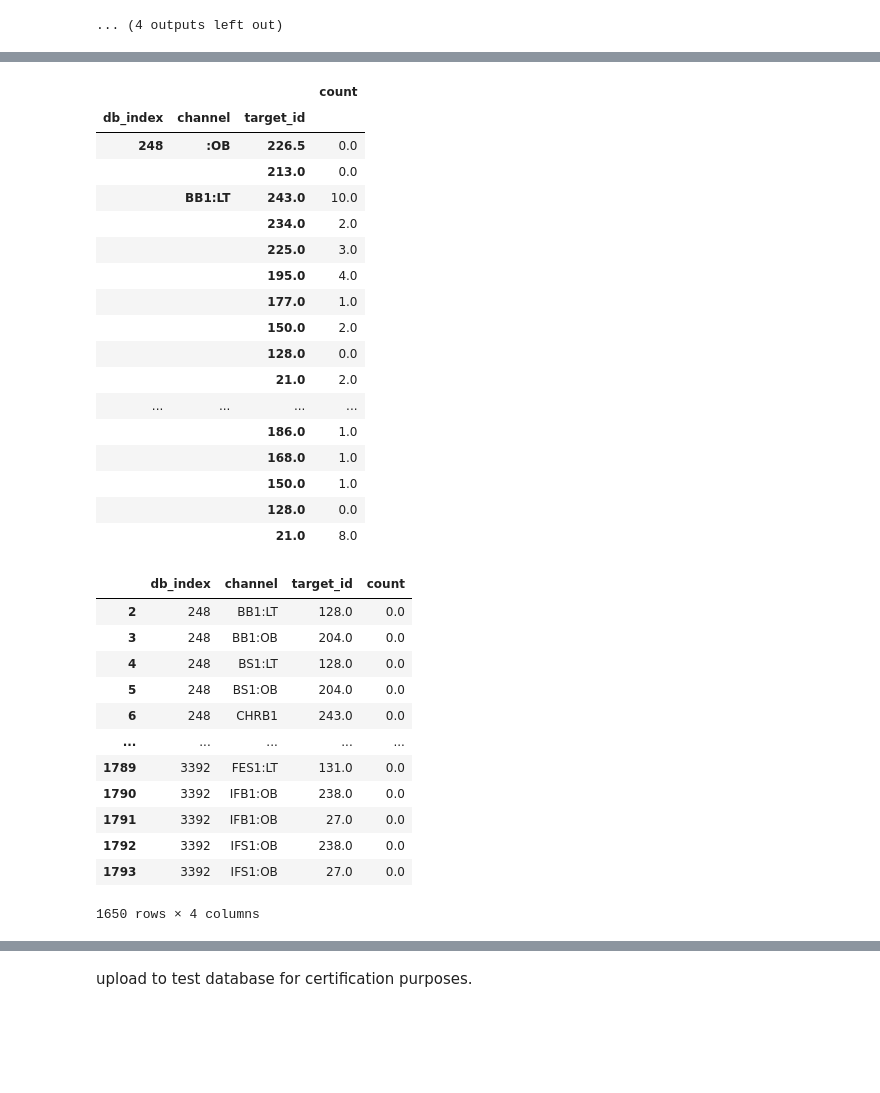
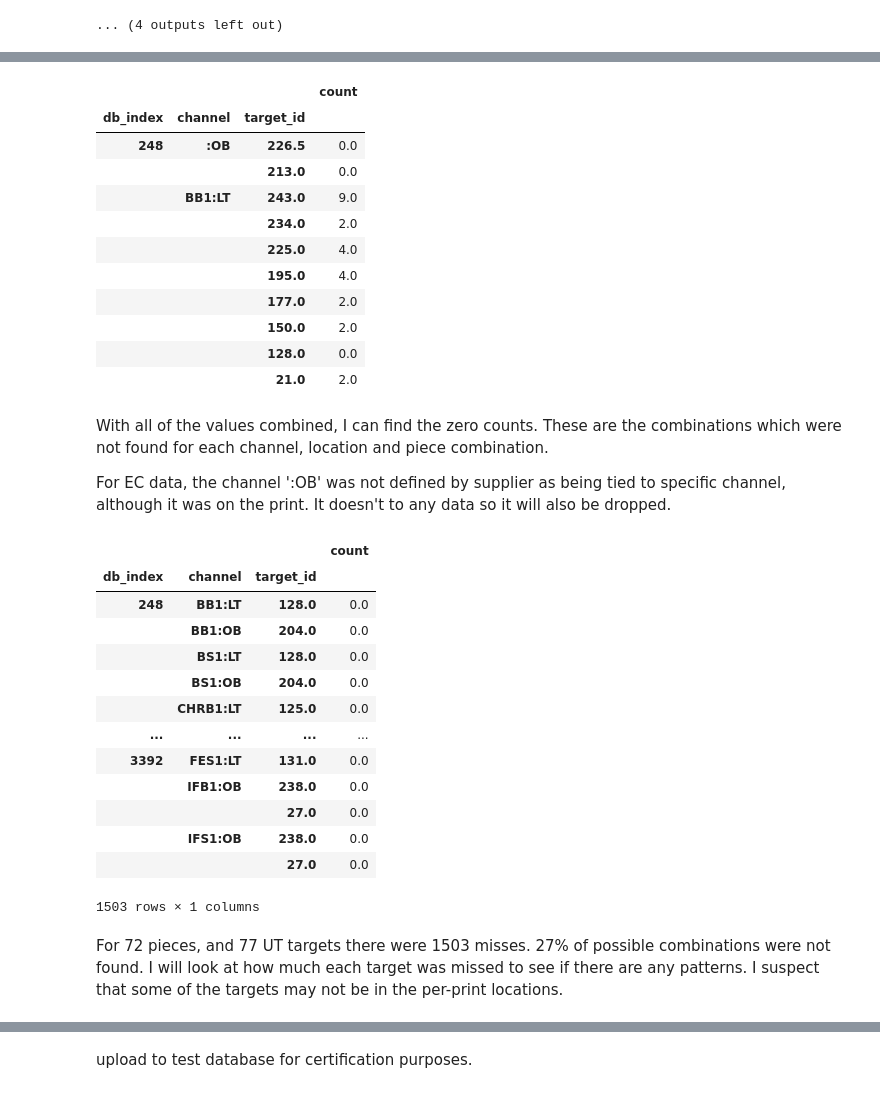
Before and after one commit to 0xFFMobius/PracticumNDT, a Jupyter notebook: practicum_core.ipynb, the cells around one changed output, grey strips where cells are left out. Drawn from its saved outputs; the diff is of its cells as text; code cells hidden in the pictures; blank space fills up the shorter version.

```diff
--- a/practicum_core.ipynb
+++ b/practicum_core.ipynb
@@ -1842,8 +2095,8 @@ for channel in defects_2d_ec_classified['channel_name'].unique():
     for idx, target in targets.iterrows():
         defects_2d_ec_classified.loc[
             (defects_2d_ec_classified['channel_name'] == channel) &
-            (defects_2d_ec_classified['center'] > target['pre']) &
-            (defects_2d_ec_classified['center'] < target['post'])
+            (defects_2d_ec_classified['shifted_position'] > target['pre']) &
+            (defects_2d_ec_classified['shifted_position'] < target['post'])
             ,
             'target_id'
         ] = target['axial_location']
@@ -1874,7 +2131,7 @@ palette = cycle(sns.color_palette())
 for channel, df in defects_2d_ec.groupby('channel_name'):
     # Set defaults
     df = df.reset_index()
-    x='center'
+    x='shifted_position'
     y='middle'
     hue='batch'
 
@@ -1939,4 +2196,5 @@ group by channel and , count indications need at least one, flag if zero
 # %%
+# Group defects by channel, location and piece. Count defect instances
 defects_2d_ec_counts = (
     defects_2d_ec_classified
     .dropna()
@@ -1948,6 +2206,7 @@ defects_2d_ec_counts = (
     ['amplitude']
     .count()
     .rename('count')
+    .to_frame()
 )
 defects_2d_ec_counts
 # %% [output]
@@ -1980,6 +2250,14 @@ ec_targets = ec_targets.set_index(['channel', 'target_id'])
 # %%
-db_indexes = defects_2d_ec_counts.index.get_level_values('db_index').unique()
+# Iterate over all of the pieces
+# Define the piece list
+db_indexes = (
+    defects_2d_ec_counts
+    .index
+    .get_level_values('db_index')
+    .unique()
+)
 
+# Iterate and combine. Using update to overlay defect list over targets
 rails = []
 for rail in db_indexes:
     df = ec_targets.copy()
@@ -1987,44 +2265,47 @@ for rail in db_indexes:
     rails.append(df)
 
 ec_counts = pd.concat(rails, keys=db_indexes)
-ec_counts.head(20)
+ec_counts.head(10)
 # %% [output]
 |  |  |  | count |
 | db_index | channel | target_id |  |
 | 248 | :OB | 226.5 | 0.0 |
 |  |  | 213.0 | 0.0 |
-|  | BB1:LT | 243.0 | 10.0 |
+|  | BB1:LT | 243.0 | 9.0 |
 |  |  | 234.0 | 2.0 |
-|  |  | 225.0 | 3.0 |
+|  |  | 225.0 | 4.0 |
 |  |  | 195.0 | 4.0 |
-|  |  | 177.0 | 1.0 |
+|  |  | 177.0 | 2.0 |
 |  |  | 150.0 | 2.0 |
 |  |  | 128.0 | 0.0 |
 |  |  | 21.0 | 2.0 |
-| ... | ... | ... | ... |
-|  |  | 186.0 | 1.0 |
-|  |  | 168.0 | 1.0 |
-|  |  | 150.0 | 1.0 |
-|  |  | 128.0 | 0.0 |
-|  |  | 21.0 | 8.0 |
+# %% [markdown]
+With all of the values combined, I can find the zero counts. These are the combinations which were not found for each channel, location and piece combination.
+
+For EC data, the channel ':OB' was not defined by supplier as being tied to specific channel, although it was on the print. It doesn't to any data so it will also be dropped.
 # %%
-ec_misses = ec_counts[(ec_counts == 0)].dropna().reset_index()
-ec_misses = ec_misses[ec_misses['channel'] != ':OB']
+ec_misses = ec_counts[ec_counts['count'] == 0]
+ec_misses = ec_misses[
+    ec_misses.index.get_level_values('channel') != ':OB'
+]
 ec_misses
 # %% [output]
-|  | db_index | channel | target_id | count |
-| 2 | 248 | BB1:LT | 128.0 | 0.0 |
-| 3 | 248 | BB1:OB | 204.0 | 0.0 |
-| 4 | 248 | BS1:LT | 128.0 | 0.0 |
-| 5 | 248 | BS1:OB | 204.0 | 0.0 |
-| 6 | 248 | CHRB1 | 243.0 | 0.0 |
-| ... | ... | ... | ... | ... |
-| 1789 | 3392 | FES1:LT | 131.0 | 0.0 |
-| 1790 | 3392 | IFB1:OB | 238.0 | 0.0 |
-| 1791 | 3392 | IFB1:OB | 27.0 | 0.0 |
-| 1792 | 3392 | IFS1:OB | 238.0 | 0.0 |
-| 1793 | 3392 | IFS1:OB | 27.0 | 0.0 |
+|  |  |  | count |
+| db_index | channel | target_id |  |
+| 248 | BB1:LT | 128.0 | 0.0 |
+|  | BB1:OB | 204.0 | 0.0 |
+|  | BS1:LT | 128.0 | 0.0 |
+|  | BS1:OB | 204.0 | 0.0 |
+|  | CHRB1:LT | 125.0 | 0.0 |
+| ... | ... | ... | ... |
+| 3392 | FES1:LT | 131.0 | 0.0 |
+|  | IFB1:OB | 238.0 | 0.0 |
+|  |  | 27.0 | 0.0 |
+|  | IFS1:OB | 238.0 | 0.0 |
+|  |  | 27.0 | 0.0 |
-1650 rows × 4 columns
+1503 rows × 1 columns
+# %% [markdown]
+For 72 pieces, and 77 UT targets there were 1503 misses. 27% of possible combinations were not found. I will look at how much each target was missed to see if there are any patterns. I suspect that some of the targets may not be in the per-print locations.
 # %%
 ec_miss_counts = ec_misses.groupby(['channel', 'target_id'])['count'].count()
 ec_miss_counts
```
Also changed, not shown: parts of 143 cells of this notebook, 5 other files.
